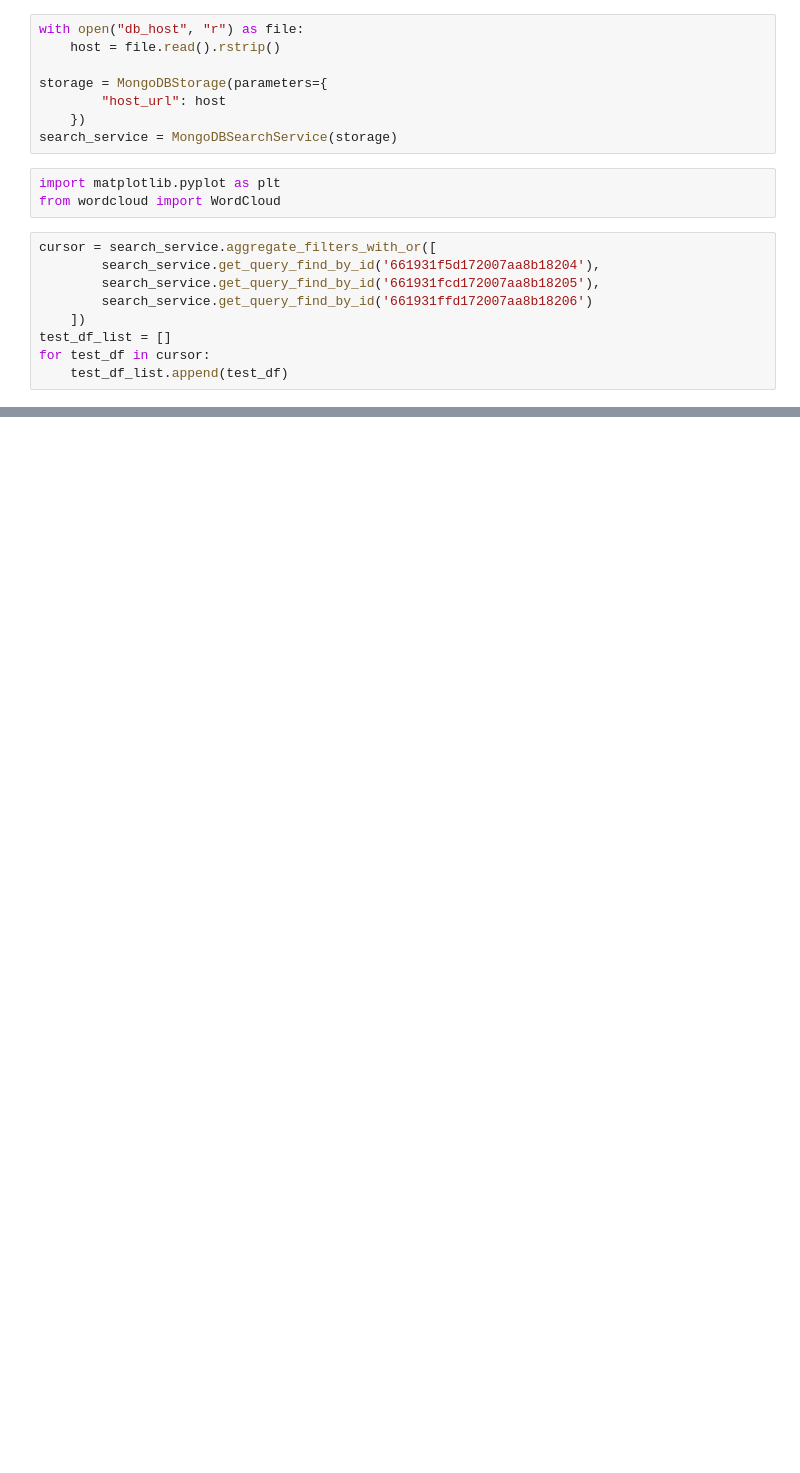
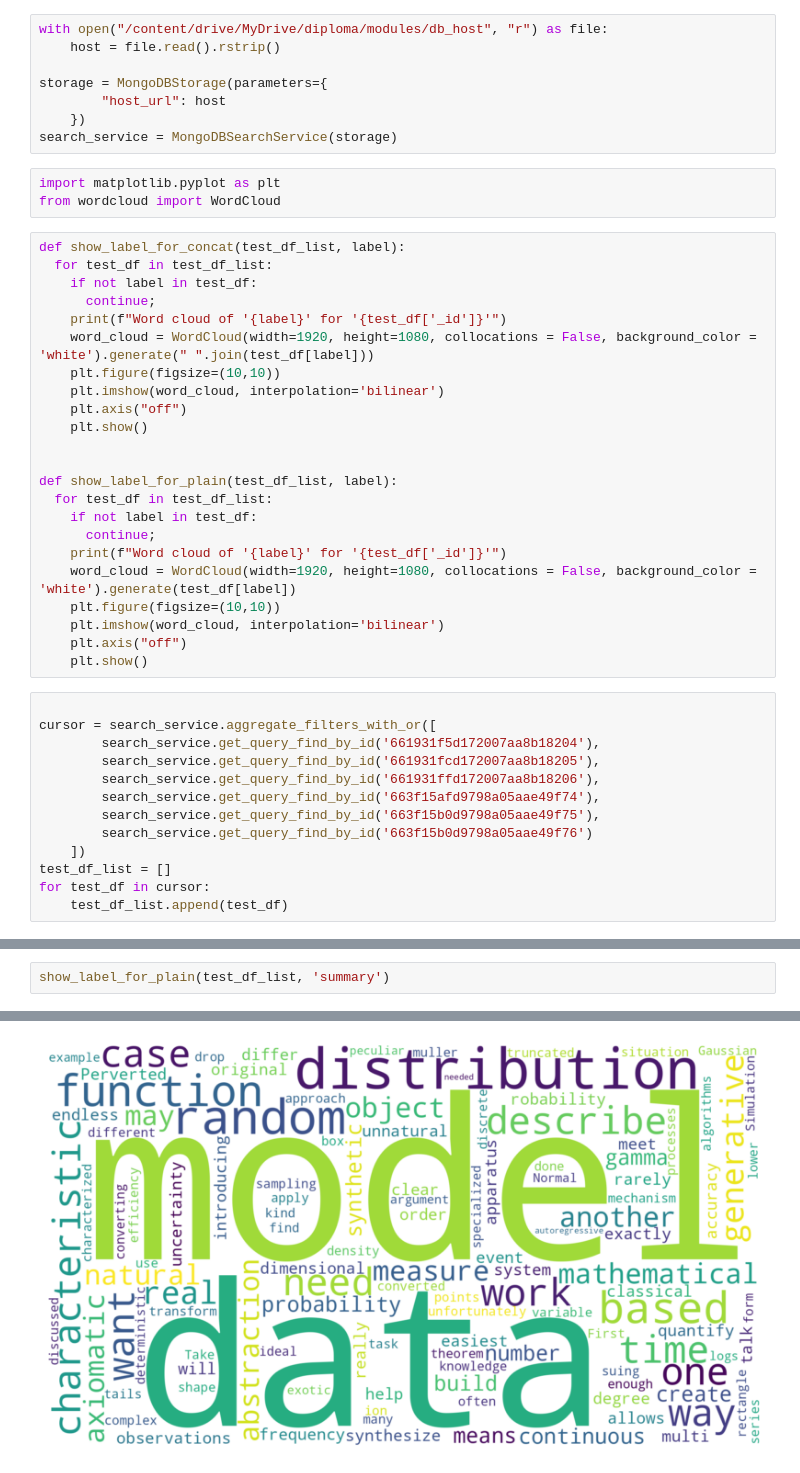
Before and after one commit to maximilian-g/digital_footprint_analysis, a Jupyter notebook: results_visualization.ipynb, the cells around one changed output, grey strips where cells are left out. Saved outputs shown, nothing was run; the diff lists cells and outputs as text; blank space fills up the shorter version.

```diff
--- a/results_visualization.ipynb
+++ b/results_visualization.ipynb
@@ -4,5 +20,5 @@ from service import MongoDBSearchService
 # %%
-with open("db_host", "r") as file:
+with open("/content/drive/MyDrive/diploma/modules/db_host", "r") as file:
     host = file.read().rstrip()
 
 storage = MongoDBStorage(parameters={
@@ -12,11 +28,38 @@ search_service = MongoDBSearchService(storage)
 # %%
 import matplotlib.pyplot as plt
 from wordcloud import WordCloud
+# %%
+def show_label_for_concat(test_df_list, label):
+  for test_df in test_df_list:
+    if not label in test_df:
+      continue;
+    print(f"Word cloud of '{label}' for '{test_df['_id']}'")
+    word_cloud = WordCloud(width=1920, height=1080, collocations = False, background_color = 'white').generate(" ".join(test_df[label]))
+    plt.figure(figsize=(10,10))
+    plt.imshow(word_cloud, interpolation='bilinear')
+    plt.axis("off")
+    plt.show()
+
+
+def show_label_for_plain(test_df_list, label):
+  for test_df in test_df_list:
+    if not label in test_df:
+      continue;
+    print(f"Word cloud of '{label}' for '{test_df['_id']}'")
+    word_cloud = WordCloud(width=1920, height=1080, collocations = False, background_color = 'white').generate(test_df[label])
+    plt.figure(figsize=(10,10))
+    plt.imshow(word_cloud, interpolation='bilinear')
+    plt.axis("off")
+    plt.show()
 # %%
+
 cursor = search_service.aggregate_filters_with_or([
         search_service.get_query_find_by_id('661931f5d172007aa8b18204'),
         search_service.get_query_find_by_id('661931fcd172007aa8b18205'),
-        search_service.get_query_find_by_id('661931ffd172007aa8b18206')
+        search_service.get_query_find_by_id('661931ffd172007aa8b18206'),
+        search_service.get_query_find_by_id('663f15afd9798a05aae49f74'),
+        search_service.get_query_find_by_id('663f15b0d9798a05aae49f75'),
+        search_service.get_query_find_by_id('663f15b0d9798a05aae49f76')
     ])
 test_df_list = []
 for test_df in cursor:
@@ -86,0 +87,3 @@ Word cloud for '661931ffd172007aa8b18206'
+# %%
+show_label_for_plain(test_df_list, 'summary')
+# %% [output]
@@ -86,0 +91 @@ Word cloud for '661931ffd172007aa8b18206'
+[figure, added]
```
Also changed, not shown: parts of 21 cells of this notebook, 6 other files.
